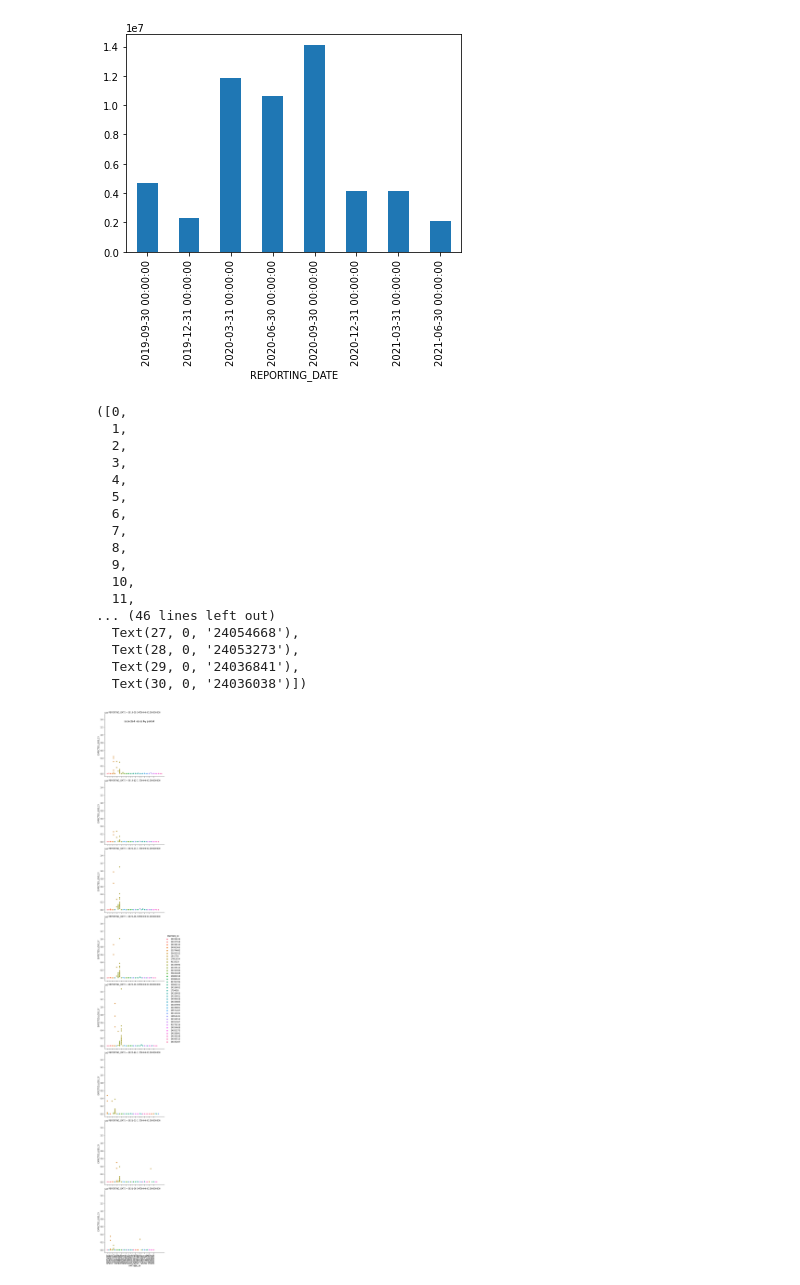
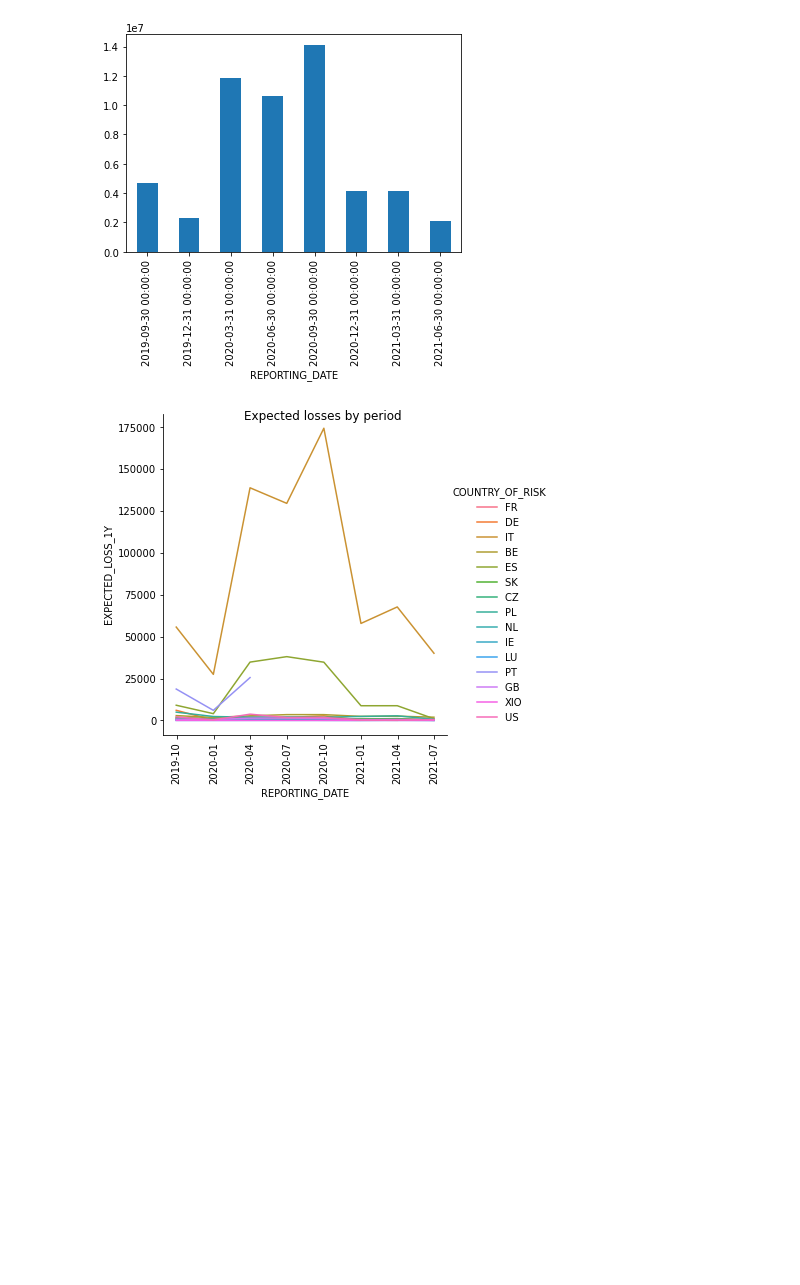
Before and after one commit to lucavice76/UCDPA_LucaVicentini, a Jupyter notebook: Project2.ipynb, the cells around one changed output. Cells and saved outputs as stored; diff of their text form; code cells hidden in the pictures; blank space fills up the shorter version.

```diff
--- a/Project2.ipynb
+++ b/Project2.ipynb
@@ -133,0 +176,4 @@ dtype: object
+# %%
+# SET INDEX
+ECL_study_indexed = ECL_study.set_index(["REPORTING_DATE", "TRANSACTION_ID"])
+ECL_study_indexed.head()
@@ -382,25 +487,9 @@ ECL_Study_CPTY_Country_Codes.groupby('REPORTING_DATE').sum()['EXPECTED_LOSS_1Y']
 # %% [output]
 [figure]
 # %%
-g = sns.relplot(data=ECL_Study_CPTY_Country_Codes, x="PARTNER_ID", y="EXPECTED_LOSS_1Y", row="REPORTING_DATE", kind="scatter", hue="PARTNER_ID");
+g = sns.relplot(data=ECL_Study_CPTY_Country_Codes, x="REPORTING_DATE", y="EXPECTED_LOSS_1Y",
+                kind="line", hue="COUNTRY_OF_RISK", ci=None);
 g.fig.suptitle("Expected losses by period")
-plt.xticks(rotation=90)
+plt.xticks(rotation=90);
 # %% [output]
-([0,
-  1,
-  2,
-  3,
-  4,
-  5,
-  6,
-  7,
-  8,
-  9,
-  10,
-  11,
-... (46 lines left out)
-  Text(27, 0, '24054668'),
-  Text(28, 0, '24053273'),
-  Text(29, 0, '24036841'),
-  Text(30, 0, '24036038')])
-[figure, old version]
+[figure, new version]
```
Also changed, not shown: parts of 19 cells of this notebook, 1 other file.
